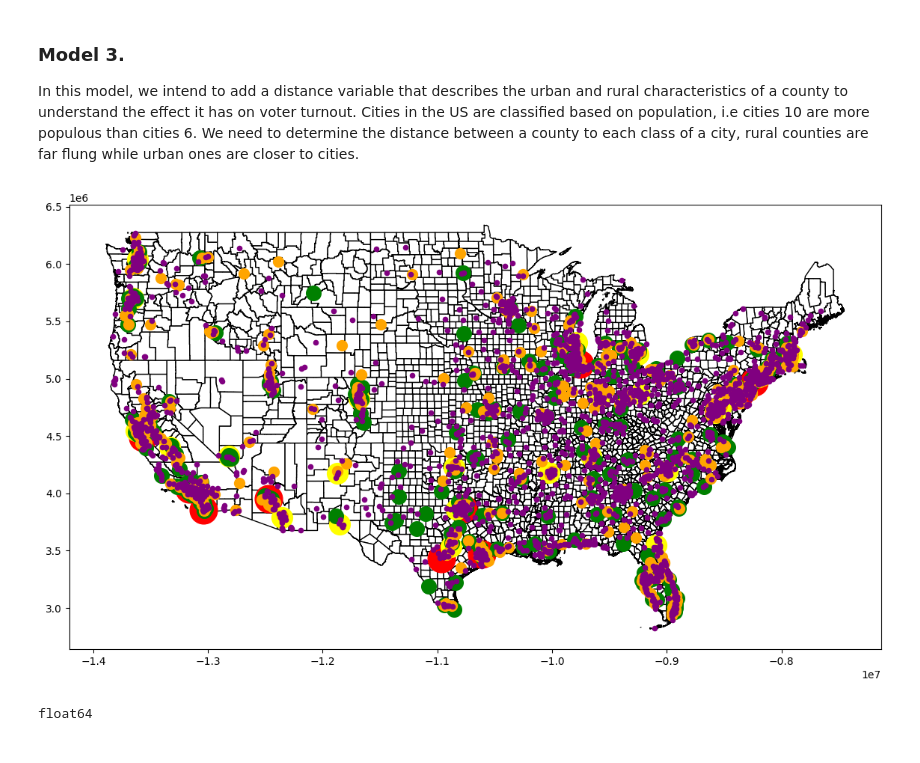
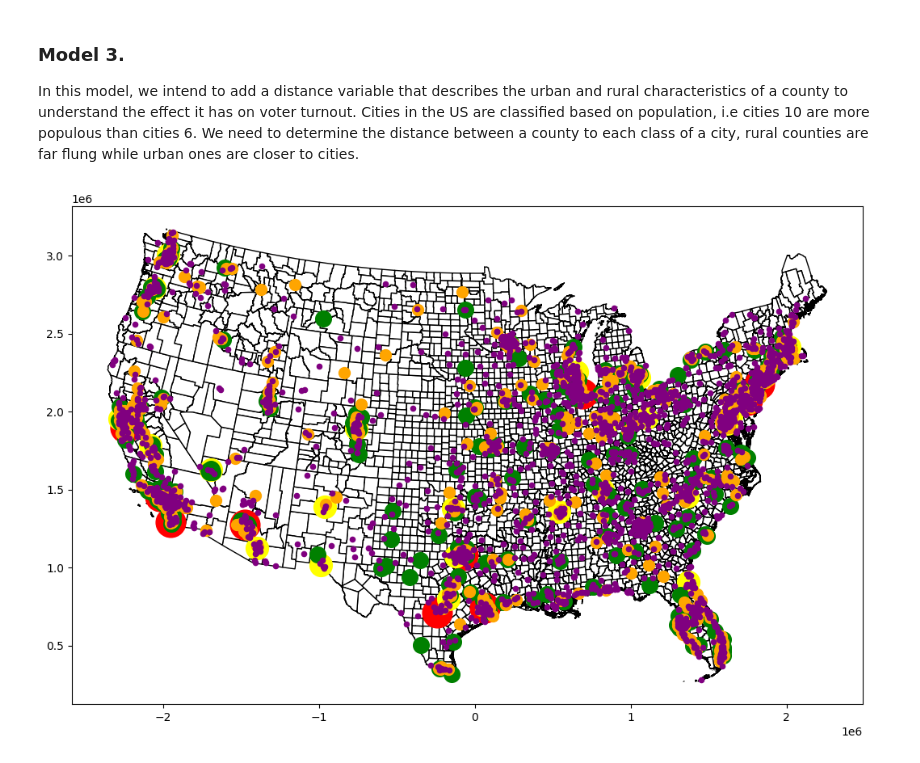
Before and after one commit to kechcole/Machine-Learning, a Jupyter notebook: Notebook/4.Decision Tree algorithm.ipynb, the cells around one changed output. Saved outputs shown, nothing was run; the diff lists cells and outputs as text; code cells hidden in the pictures.

Commit message:
update decision trees - distance between polygon and class 10 cities

```diff
--- a/Notebook/4.Decision Tree algorithm.ipynb
+++ b/Notebook/4.Decision Tree algorithm.ipynb
@@ -465,28 +466,28 @@ In this model, we intend to add a distance variable that describes the urban and
 # %%
 # Read cities data
 
 cities_10 = gpd.read_file("F:/MOOC's/ESRI MOOC/ESRI  MOOC Training 1/Wk 1 Task 2 Data Visualization/Data Export/Cities/Exportdata/city_pop_cls_10.shp")
 cities_9 = gpd.read_file("F:/MOOC's/ESRI MOOC/ESRI  MOOC Training 1/Wk 1 Task 2 Data Visualization/Data Export/Cities/Exportdata/city_pop_cls_9.shp")
 cities_8 = gpd.read_file("F:/MOOC's/ESRI MOOC/ESRI  MOOC Training 1/Wk 1 Task 2 Data Visualization/Data Export/Cities/Exportdata/city_pop_cls_8.shp")
 cities_7 = gpd.read_file("F:/MOOC's/ESRI MOOC/ESRI  MOOC Training 1/Wk 1 Task 2 Data Visualization/Data Export/Cities/Exportdata/city_pop_cls_7.shp")
 cities_6 = gpd.read_file("F:/MOOC's/ESRI MOOC/ESRI  MOOC Training 1/Wk 1 Task 2 Data Visualization/Data Export/Cities/Exportdata/city_pop_cls_6.shp")
 
-# Reproject polygon to points crs
-polygon = data.to_crs(epsg=3857)
-
+# Reproject to projected crs, uses meters
+polygon = data.to_crs(epsg=5069)
+cities_10 = cities_10.to_crs(epsg=5069)
+cities_9 = cities_9.to_crs(epsg=5069)
+cities_8 = cities_8.to_crs(epsg=5069)
+cities_7 = cities_7.to_crs(epsg=5069)
+cities_6 = cities_6.to_crs(epsg=5069)
 
 fig, ax = plt.subplots(figsize=(14, 8))
 polygon.plot(ax=ax, color='white', edgecolor='black')
 cities_10.plot(ax=ax, marker='o', color='red', markersize = 700)
 cities_9.plot(ax=ax, marker='o', color='yellow', markersize=400)
 cities_8.plot(ax=ax, marker='o', color='green', markersize=200)
 cities_7.plot(ax=ax, marker='o', color='orange', markersize=100)
 cities_6.plot(ax=ax, marker='o', color='purple', markersize=20)
 
 plt.show()
 # %% [output]
-[figure, old version]
+[figure, new version]
-# %%
-print(cities_10.POP2010.astype(float).dtypes)
-# %% [output]
-float64
```
Also changed, not shown: parts of 6 cells of this notebook.
